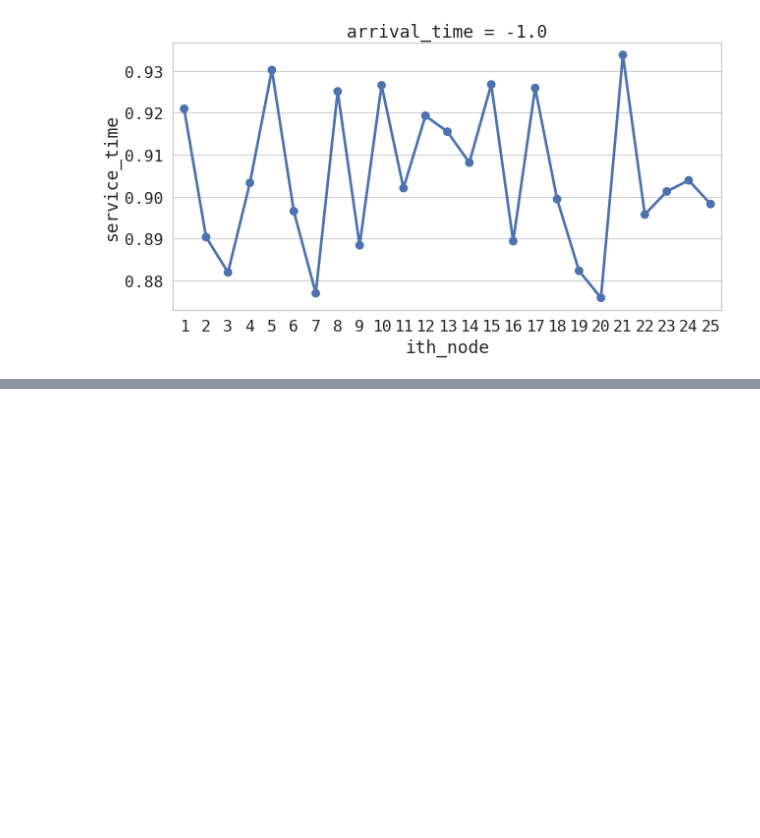
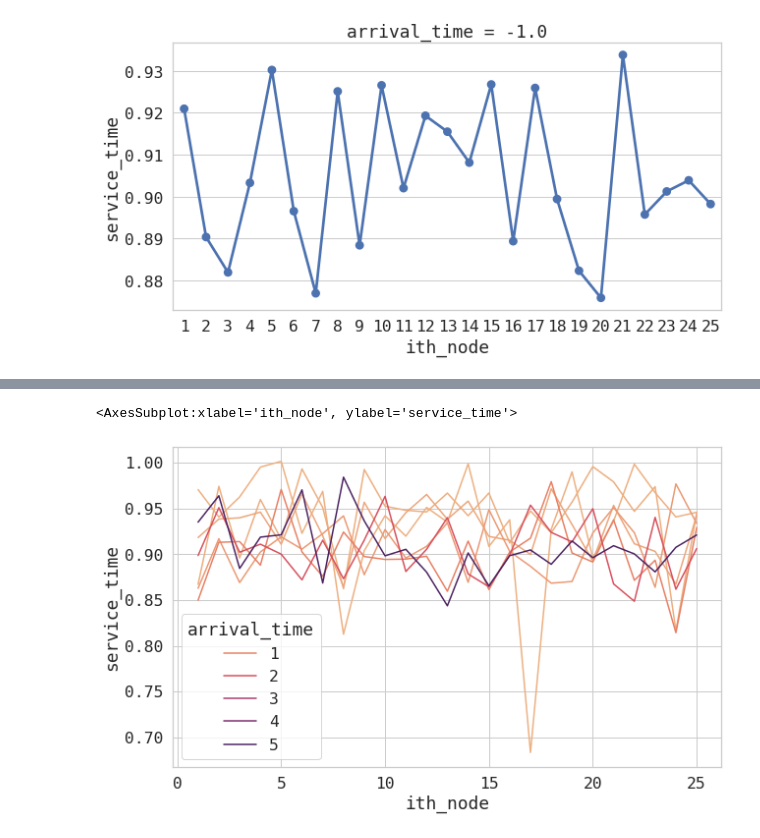
Before and after one commit to javier-pg/sysrepo-cfgssl, a Jupyter notebook: experimental_data/performance_analysis.ipynb, the cells around one changed output, grey strips where cells are left out. Drawn from its saved outputs; the diff is of its cells as text; code cells hidden in the pictures; blank space fills up the shorter version.

```diff
--- a/experimental_data/performance_analysis.ipynb
+++ b/experimental_data/performance_analysis.ipynb
@@ -242,0 +317,13 @@ for arrival_time in times.arrival_time.unique():
+# %%
+# barplot
+fig, axs = plt.subplots(1, 1, figsize=(10,6))
+sns.lineplot(data=times,
+             x=x,
+             y=y,
+             hue=hue,
+             palette="flare",
+             ci=None,
+             ax=axs)
+# %% [output]
+<AxesSubplot:xlabel='ith_node', ylabel='service_time'>
+[figure, added]
```
Also changed, not shown: parts of 15 cells of this notebook.
